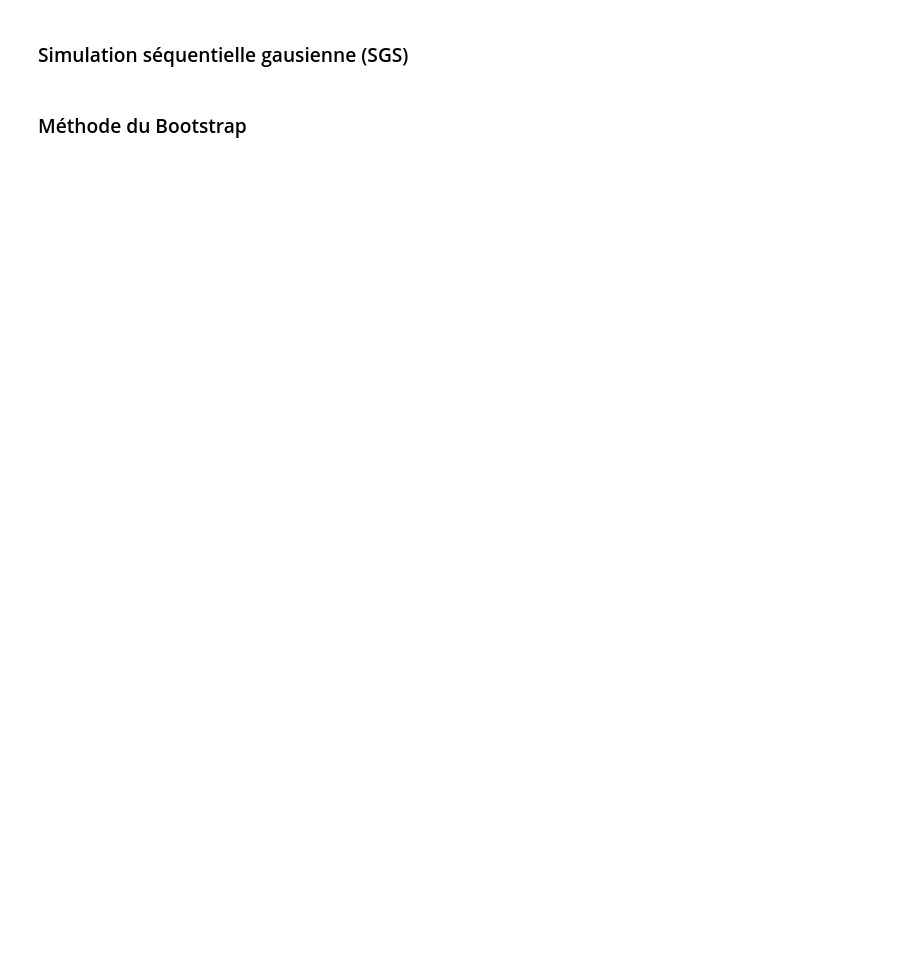
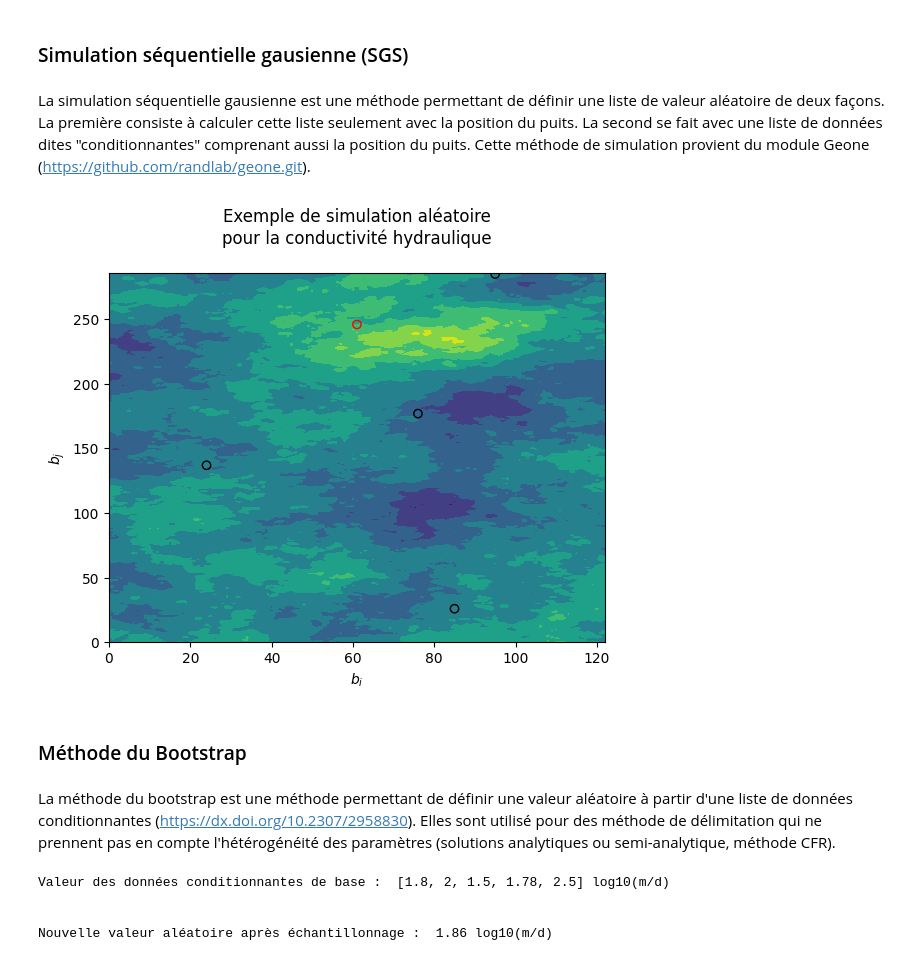
Before and after one commit to DanBJ/zuper, a Jupyter notebook: Examples/07_probabilist_methods.ipynb, the cells around one changed output. Saved outputs shown, nothing was run; the diff lists cells and outputs as text; code cells hidden in the pictures; blank space fills up the shorter version.

```diff
--- a/Examples/07_probabilist_methods.ipynb
+++ b/Examples/07_probabilist_methods.ipynb
@@ -3,2 +10,4 @@
 # %% [markdown]
 ### Simulation séquentielle gausienne (SGS)
+# %% [markdown]
+La simulation séquentielle gausienne est une méthode permettant de définir une liste de valeur aléatoire de deux façons. La première consiste à calculer cette liste seulement avec la position du puits. La second se fait avec une liste de données dites "conditionnantes" comprenant aussi la position du puits. Cette méthode de simulation provient du module Geone (https://github.com/randlab/geone.git).
@@ -5,9 +19,35 @@
 # %%
-def simulation_sgs(self, nx, ny, x, v, mu, std, seed=None):
+def simulation_sgs(nx, ny, x, v, mu, std, seed=None):
     if x is None:
-        return gn.geosclassicinterface.simulate2D(self.cov, (nx, ny), (self.dx, self.dy), (self.ox, self.oy), x = x*np.array([self.dx, self.dy]), v = v, mean=mu, var=std**2, seed=seed, verbose=0)['image'].val[0][0]
+        return gn.geosclassicinterface.simulate2D(cov, (nx, ny), (dx, dy), (ox, oy), x = x*np.array([dx, dy]), v = v, mean=mu, var=std**2, seed=seed, verbose=0)['image'].val[0][0]
 
-    return gn.geosclassicinterface.simulate2D(self.cov, (nx, ny), (self.dx, self.dy), (self.ox, self.oy), x = x*np.array([self.dx,self.dy]), v = v, mean=mu, var=std**2, seed=seed, verbose=0)['image'].val[0][0]
+    return gn.geosclassicinterface.simulate2D(cov, (nx, ny), (dx, dy), (ox, oy), x = x*np.array([dx,dy]), v = v, mean=mu, var=std**2, seed=seed, verbose=0)['image'].val[0][0]
+# %%
+global cov, dx, dy, ox, oy
+nx, ny = 123, 287
+x,v = np.array([[24, 137], [95, 285], [76, 177], [85, 26], [61, 246]]), [1.8, 2, 1.5, 1.78, 2.5]
+mu, std = 1.8, 0.35
+dx, dy = 24, 24
+ox, oy = 0, 0
+cov = gn.covModel.CovModel2D(
+    elem= [('spherical', {'w':0.25, 'r':[1300, 1300]})],
+    alpha=0,
+    name=None
+)
+
+res = simulation_sgs(nx, ny, x, v, mu, std)
+
+plt.contourf(res)
+plt.scatter(x[:-1,0], x[:-1,1], facecolors='none', edgecolors='black')
+plt.scatter(x[-1,0], x[-1,1], facecolors='none', edgecolors='red')
+plt.xlabel(r"$b_{i}$")
+plt.ylabel(r"$b_{j}$")
+plt.title("Exemple de simulation aléatoire\npour la conductivité hydraulique\n")
+plt.show()
+# %% [output]
+[figure, added]
 # %% [markdown]
 ### Méthode du Bootstrap
+# %% [markdown]
+La méthode du bootstrap est une méthode permettant de définir une valeur aléatoire à partir d'une liste de données conditionnantes (https://dx.doi.org/10.2307/2958830). Elles sont utilisé pour des méthode de délimitation qui ne prennent pas en compte l'hétérogénéité des paramètres (solutions analytiques ou semi-analytique, méthode CFR).
 # %%
@@ -18,3 +58,15 @@ def bootstrap_intervalle_conf(self, data, niter, func):
         m[i] = func(bootstrap_echantillon, axis=None)
 
     return m[0]
+# %%
+v = [1.8, 2, 1.5, 1.78, 2.5]
+niter = 1
+func = np.mean
+
+print("Valeur des données conditionnantes de base : ",v, "log10(m/d)")
+print("\n\nNouvelle valeur aléatoire après échantillonnage : ", bootstrap_intervalle_conf(v, niter, func), "log10(m/d)")
+# %% [output]
+Valeur des données conditionnantes de base :  [1.8, 2, 1.5, 1.78, 2.5] log10(m/d)
+
+
+Nouvelle valeur aléatoire après échantillonnage :  1.86 log10(m/d)
```
Also changed, not shown: parts of 3 cells of this notebook.
